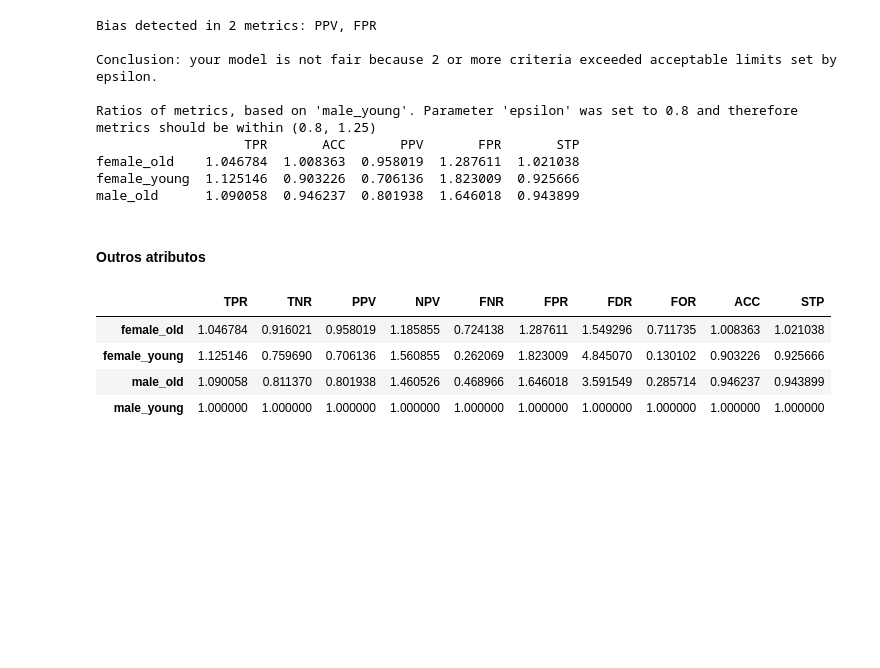
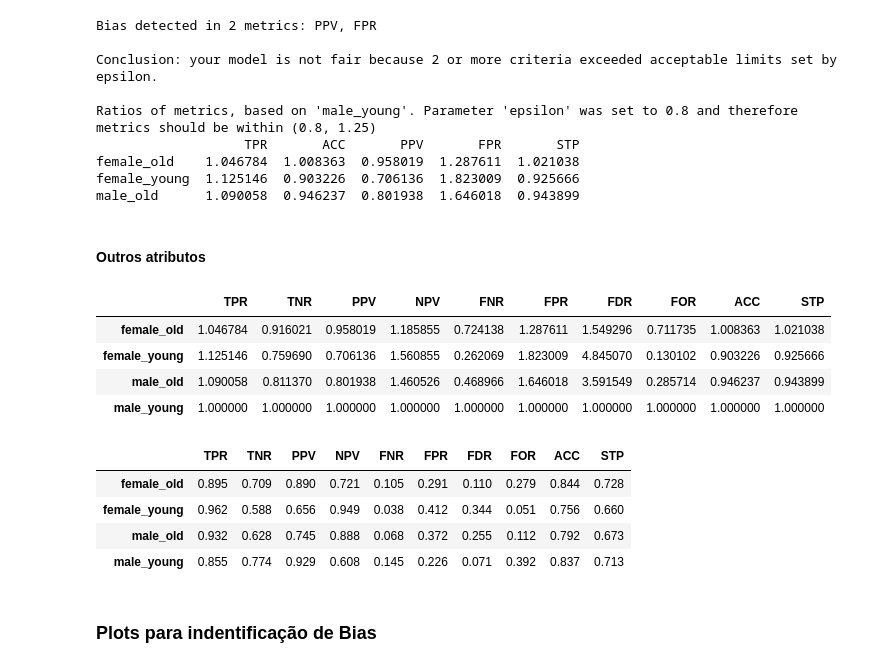
Before and after one commit to escames/TCC_BIOS, a Jupyter notebook: fairness.ipynb, the cells around one changed output. Drawn from its saved outputs; the diff is of its cells as text; code cells hidden in the pictures; blank space fills up the shorter version.

```diff
--- a/fairness.ipynb
+++ b/fairness.ipynb
@@ -128,3 +128,13 @@ fobject.result
 | female_young | 1.125146 | 0.759690 | 0.706136 | 1.560855 | 0.262069 | 1.823009 | 4.845070 | 0.130102 | 0.903226 | 0.925666 |
 | male_old | 1.090058 | 0.811370 | 0.801938 | 1.460526 | 0.468966 | 1.646018 | 3.591549 | 0.285714 | 0.946237 | 0.943899 |
 | male_young | 1.000000 | 1.000000 | 1.000000 | 1.000000 | 1.000000 | 1.000000 | 1.000000 | 1.000000 | 1.000000 | 1.000000 |
+# %%
+fobject.metric_scores
+# %% [output]
+|  | TPR | TNR | PPV | NPV | FNR | FPR | FDR | FOR | ACC | STP |
+| female_old | 0.895 | 0.709 | 0.890 | 0.721 | 0.105 | 0.291 | 0.110 | 0.279 | 0.844 | 0.728 |
+| female_young | 0.962 | 0.588 | 0.656 | 0.949 | 0.038 | 0.412 | 0.344 | 0.051 | 0.756 | 0.660 |
+| male_old | 0.932 | 0.628 | 0.745 | 0.888 | 0.068 | 0.372 | 0.255 | 0.112 | 0.792 | 0.673 |
+| male_young | 0.855 | 0.774 | 0.929 | 0.608 | 0.145 | 0.226 | 0.071 | 0.392 | 0.837 | 0.713 |
+# %% [markdown]
+### Plots para indentificação de Bias
```
Also changed, not shown: parts of 2 cells of this notebook.
